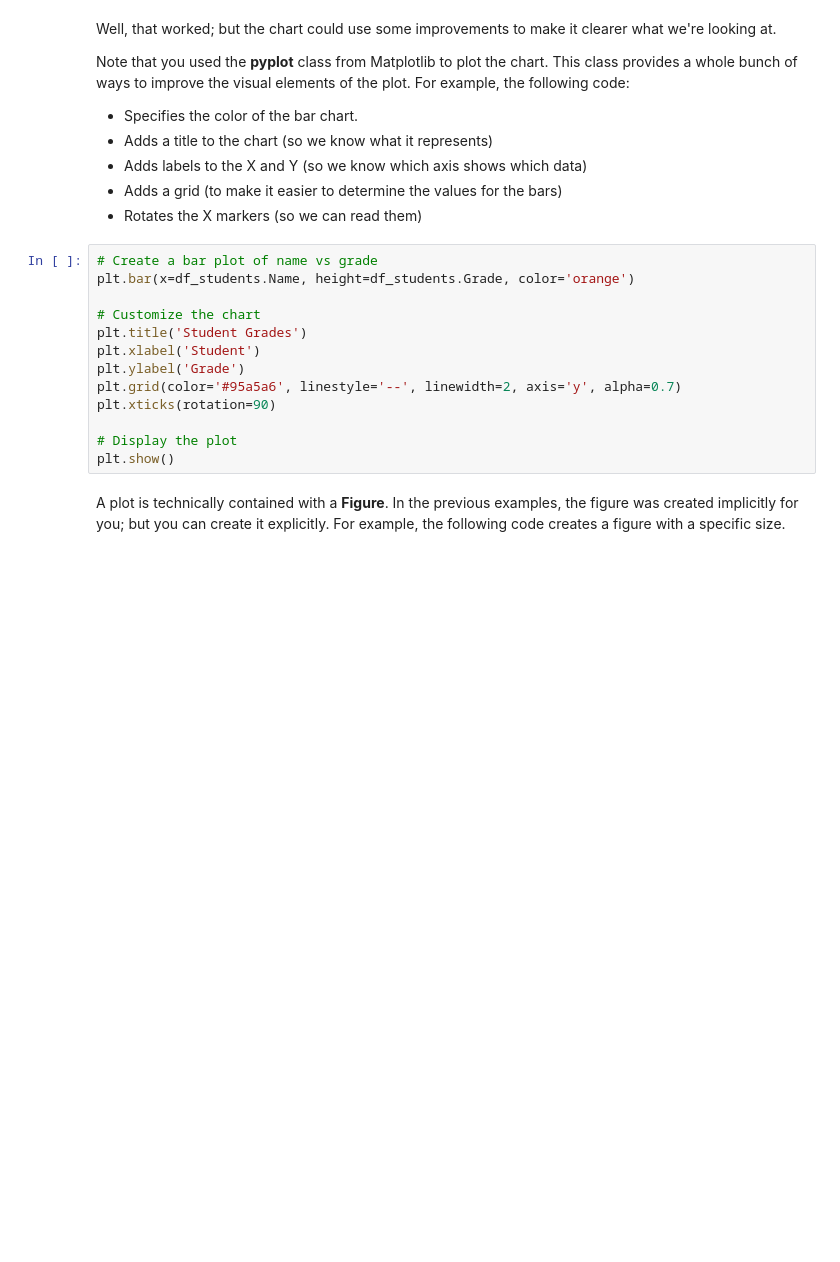
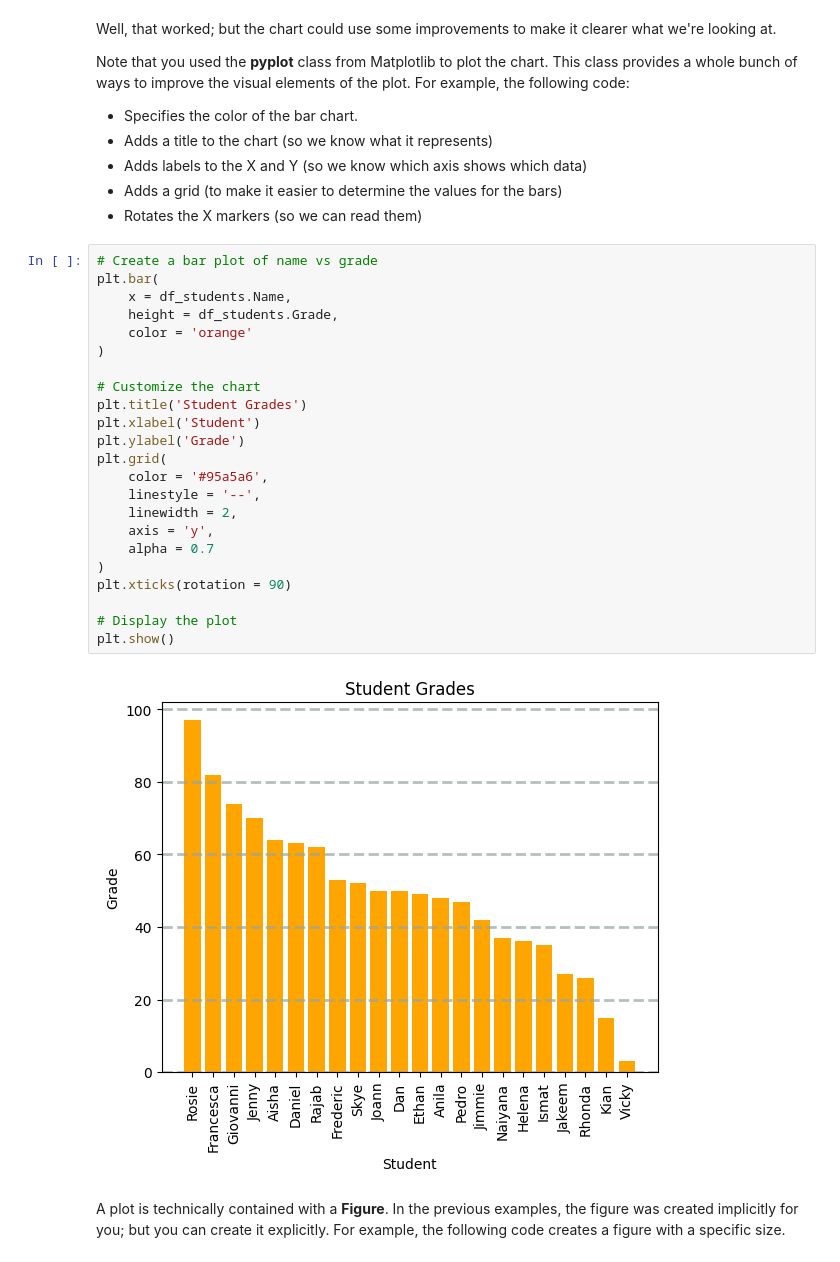
Before and after one commit to maisoehn/ml-basics, a Jupyter notebook: 01 - Data Exploration.ipynb, the cells around one changed output. Saved outputs shown, nothing was run; the diff lists cells and outputs as text; blank space fills up the shorter version.

```diff
--- a/01 - Data Exploration.ipynb
+++ b/01 - Data Exploration.ipynb
@@ -510,17 +515,29 @@ Note that you used the **pyplot** class from Matplotlib to plot the chart. This
 - Rotates the X markers (so we can read them)
 # %%
 # Create a bar plot of name vs grade
-plt.bar(x=df_students.Name, height=df_students.Grade, color='orange')
+plt.bar(
+    x = df_students.Name,
+    height = df_students.Grade,
+    color = 'orange'
+)
 
 # Customize the chart
 plt.title('Student Grades')
 plt.xlabel('Student')
 plt.ylabel('Grade')
-plt.grid(color='#95a5a6', linestyle='--', linewidth=2, axis='y', alpha=0.7)
-plt.xticks(rotation=90)
+plt.grid(
+    color = '#95a5a6',
+    linestyle = '--',
+    linewidth = 2,
+    axis = 'y',
+    alpha = 0.7
+)
+plt.xticks(rotation = 90)
 
 # Display the plot
 plt.show()
+# %% [output]
+[figure, added]
 # %% [markdown]
 A plot is technically contained with a **Figure**. In the previous examples, the figure was created implicitly for you; but you can create it explicitly. For example, the following code creates a figure with a specific size.
 # %%
```
Also changed, not shown: parts of 4 cells of this notebook.
